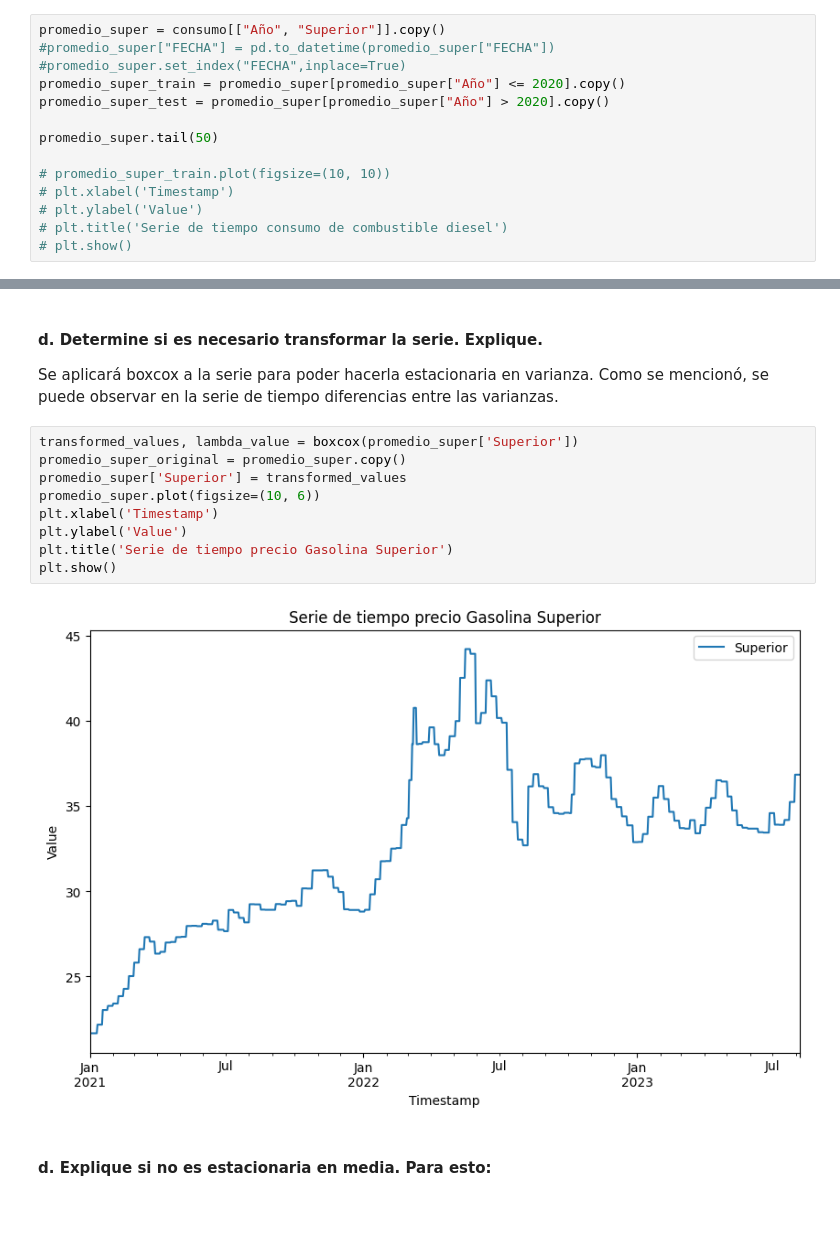
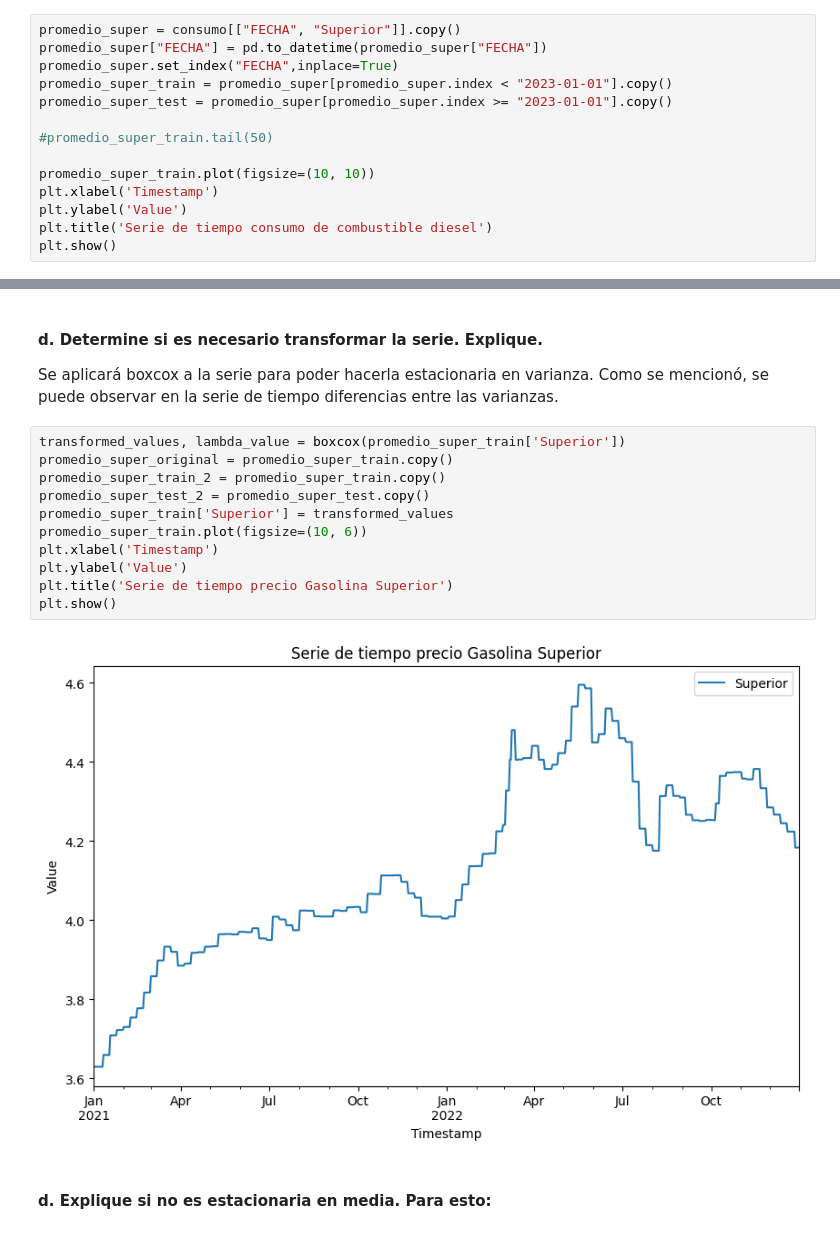
Before and after one commit to Daniel14gonc/Lab2_DS, a Jupyter notebook: lab2_PP.ipynb, the cells around one changed output, grey strips where cells are left out. Drawn from its saved outputs; the diff is of its cells as text.

```diff
--- a/lab2_PP.ipynb
+++ b/lab2_PP.ipynb
@@ -306,17 +306,17 @@ La frecuencia es diaria
 # %% [markdown]
 #### b. Haga un gráfico de la serie y explique qué información puede obtener a primera vista.
 # %%
-promedio_super = consumo[["Año", "Superior"]].copy()
-#promedio_super["FECHA"] = pd.to_datetime(promedio_super["FECHA"])
-#promedio_super.set_index("FECHA",inplace=True)
-promedio_super_train = promedio_super[promedio_super["Año"] <= 2020].copy()
-promedio_super_test = promedio_super[promedio_super["Año"] > 2020].copy()
+promedio_super = consumo[["FECHA", "Superior"]].copy()
+promedio_super["FECHA"] = pd.to_datetime(promedio_super["FECHA"])
+promedio_super.set_index("FECHA",inplace=True)
+promedio_super_train = promedio_super[promedio_super.index < "2023-01-01"].copy()
+promedio_super_test = promedio_super[promedio_super.index >= "2023-01-01"].copy()
 
-promedio_super.tail(50)
+#promedio_super_train.tail(50)
 
-# promedio_super_train.plot(figsize=(10, 10))
-# plt.xlabel('Timestamp')
-# plt.ylabel('Value')
-# plt.title('Serie de tiempo consumo de combustible diesel')
-# plt.show()
+promedio_super_train.plot(figsize=(10, 10))
+plt.xlabel('Timestamp')
+plt.ylabel('Value')
+plt.title('Serie de tiempo consumo de combustible diesel')
+plt.show()
 # %% [output]
@@ -376,16 +360,18 @@ Los datos muestran que no hay una tendencia fija en el tiempo,tambien por la for
 
 Se aplicará boxcox a la serie para poder hacerla estacionaria en varianza. Como se mencionó, se puede observar en la serie de tiempo diferencias entre las varianzas.
 # %%
-transformed_values, lambda_value = boxcox(promedio_super['Superior'])
-promedio_super_original = promedio_super.copy()
-promedio_super['Superior'] = transformed_values
-promedio_super.plot(figsize=(10, 6))
+transformed_values, lambda_value = boxcox(promedio_super_train['Superior'])
+promedio_super_original = promedio_super_train.copy()
+promedio_super_train_2 = promedio_super_train.copy()
+promedio_super_test_2 = promedio_super_test.copy()
+promedio_super_train['Superior'] = transformed_values
+promedio_super_train.plot(figsize=(10, 6))
 plt.xlabel('Timestamp')
 plt.ylabel('Value')
 plt.title('Serie de tiempo precio Gasolina Superior')
 plt.show()
 # %% [output]
-[figure, old version]
+[figure, new version]
 # %% [markdown]
 #### d. Explique si no es estacionaria en media. Para esto:
 # %% [markdown]
```
Also changed, not shown: parts of 26 cells of this notebook, 2 other files.
